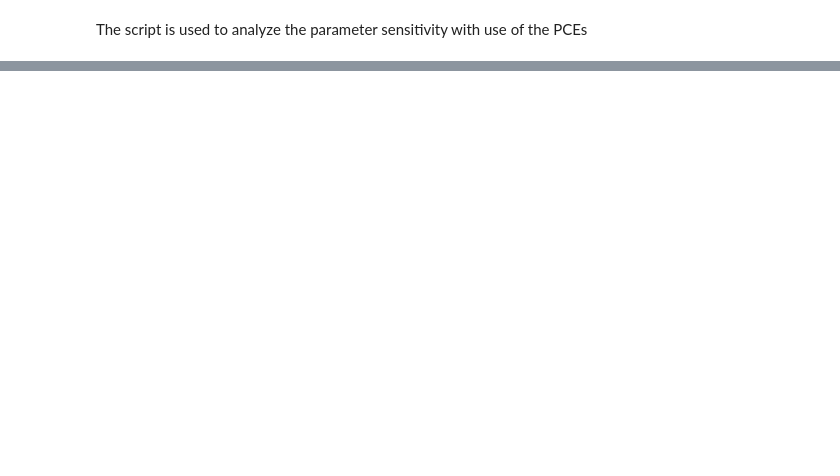
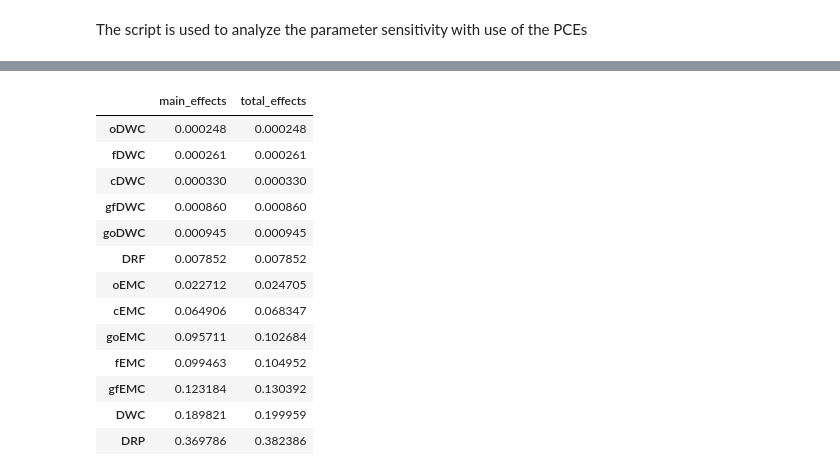
Before and after one commit to QianWanghhu/IES-FF, a Jupyter notebook: src/sensitivity.ipynb, the cells around one changed output, grey strips where cells are left out. Cells and saved outputs as stored; diff of their text form; code cells hidden in the pictures; blank space fills up the shorter version.

```diff
--- a/src/sensitivity.ipynb
+++ b/src/sensitivity.ipynb
@@ -22,0 +40,16 @@ for year in range(2009, 2018):
+# %%
+dot_vals = emulator.pce(dot_samples)
+# %%
+index_opt = np.where((dot_vals.flatten() >= 0) & (dot_vals.flatten() <= 5e11))
+samples_opt = dot_samples[:, index_opt[0]]
+vals_opt = dot_vals[index_opt]
+# %%
+# plot the two-dimension or three-dimension dotty plots
+fig, axes = plt.subplots(4, 4, figsize = (16, 16))
+sns.set(font_scale=1)
+for ii in range(dot_samples.shape[0]):
+    ax = sns.scatterplot(x=dot_samples[ii, :], y=dot_vals.flatten(), ax=axes[ii // 4, ii % 4], s=20)
+    ax = sns.scatterplot(x=samples_opt[ii, :], y=vals_opt.flatten(), ax=axes[ii // 4, ii % 4], color='r', s=20)
+    ax.set_title(param_names[ii])
+    ax.set_ylabel('SSE')
+plt.savefig(f'{file_settings()[0]}figs/sse_scatters-1D.png', format='png', dpi=300)
@@ -22,0 +58,25 @@ for year in range(2009, 2018):
+# %%
+# import the sensitivity of parameters
+parameters = pd.read_csv(f'{file_settings()[1]}Parameters-PCE.csv')['Name_short'].values
+sa = return_sa(year, parameters)
+sa = sa.sort_values(by='total_effects')
+# %%
+# fix parameters and replot the scatters
+fixed_values =
+for ii in range(sa.shape[0]):
+    sa.iloc
+# %% [output]
+|  | main_effects | total_effects |
+| oDWC | 0.000248 | 0.000248 |
+| fDWC | 0.000261 | 0.000261 |
+| cDWC | 0.000330 | 0.000330 |
+| gfDWC | 0.000860 | 0.000860 |
+| goDWC | 0.000945 | 0.000945 |
+| DRF | 0.007852 | 0.007852 |
+| oEMC | 0.022712 | 0.024705 |
+| cEMC | 0.064906 | 0.068347 |
+| goEMC | 0.095711 | 0.102684 |
+| fEMC | 0.099463 | 0.104952 |
+| gfEMC | 0.123184 | 0.130392 |
+| DWC | 0.189821 | 0.199959 |
+| DRP | 0.369786 | 0.382386 |
```
Also changed, not shown: parts of 7 cells of this notebook.
